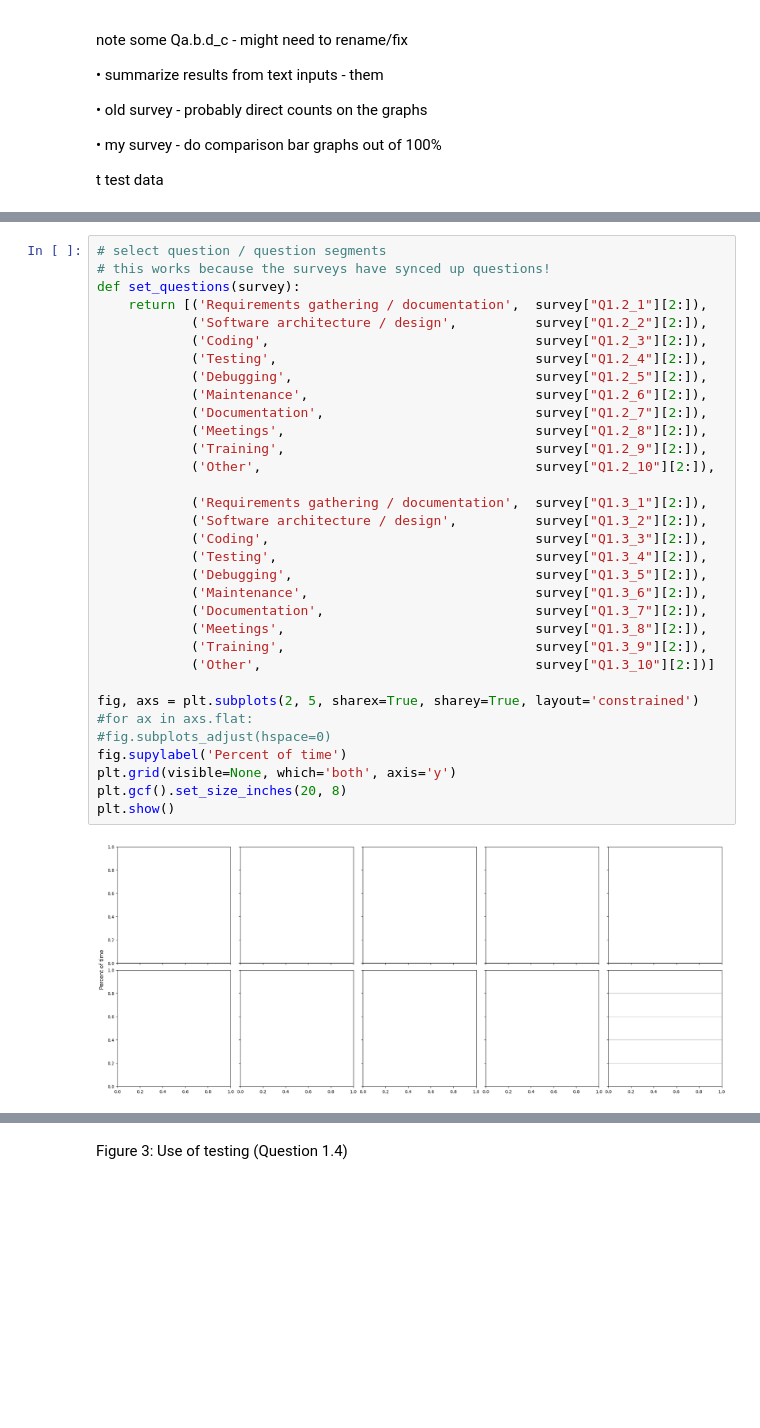
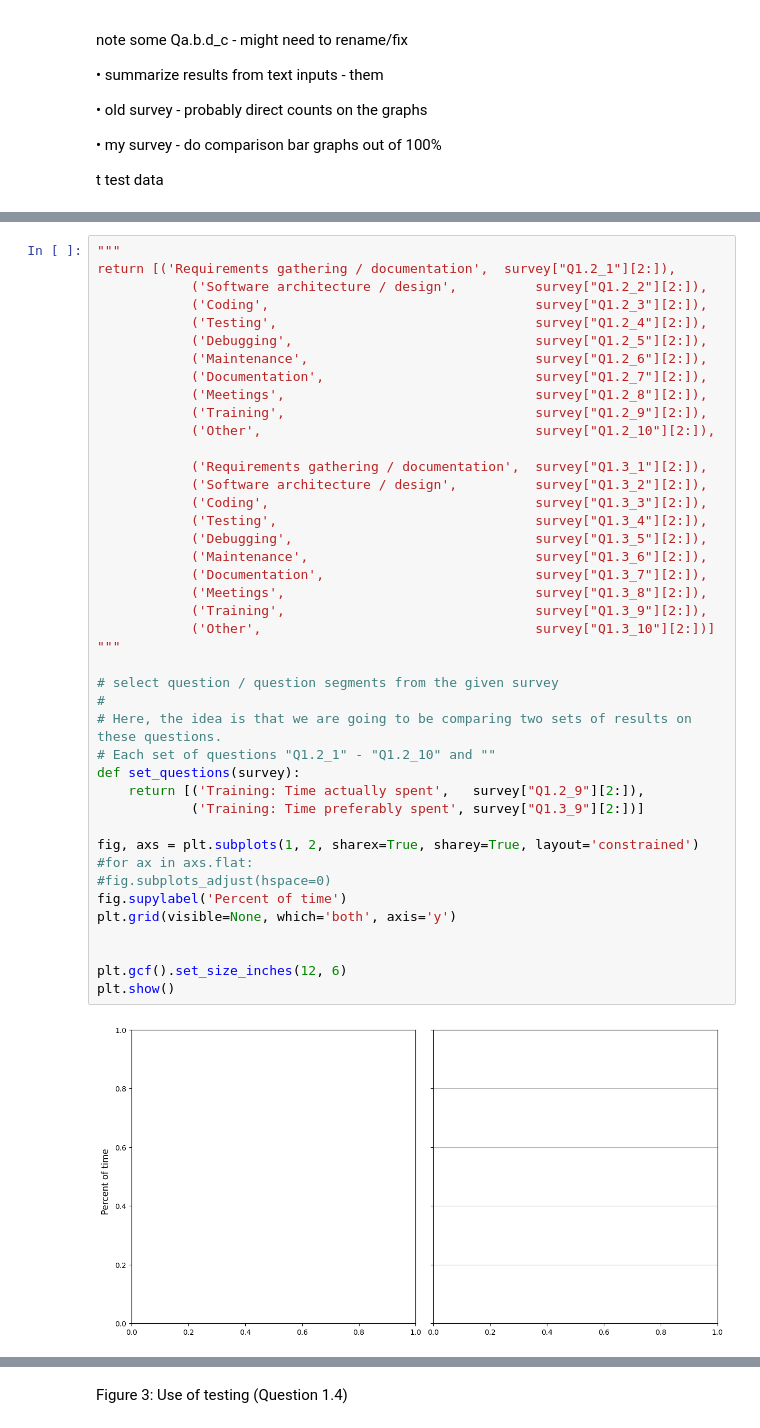
Before and after one commit to Not-Abram/Survey-for-Improving-Research-Software-Engineering-in-Mathematics, a Jupyter notebook: notebooks/testing.ipynb, the cells around one changed output, grey strips where cells are left out. Drawn from its saved outputs; the diff is of its cells as text; blank space fills up the shorter version.

```diff
--- a/notebooks/testing.ipynb
+++ b/notebooks/testing.ipynb
@@ -344,35 +180,44 @@ ValueError: List of boxplot statistics and `positions` values must have same the
 # %%
-# select question / question segments
-# this works because the surveys have synced up questions!
-def set_questions(survey):
-    return [('Requirements gathering / documentation',  survey["Q1.2_1"][2:]),
+"""
+return [('Requirements gathering / documentation',  survey["Q1.2_1"][2:]),
             ('Software architecture / design',          survey["Q1.2_2"][2:]),
             ('Coding',                                  survey["Q1.2_3"][2:]),
             ('Testing',                                 survey["Q1.2_4"][2:]),
             ('Debugging',                               survey["Q1.2_5"][2:]),
             ('Maintenance',                             survey["Q1.2_6"][2:]),
             ('Documentation',                           survey["Q1.2_7"][2:]),
             ('Meetings',                                survey["Q1.2_8"][2:]),
             ('Training',                                survey["Q1.2_9"][2:]),
             ('Other',                                   survey["Q1.2_10"][2:]),
 
             ('Requirements gathering / documentation',  survey["Q1.3_1"][2:]),
             ('Software architecture / design',          survey["Q1.3_2"][2:]),
             ('Coding',                                  survey["Q1.3_3"][2:]),
             ('Testing',                                 survey["Q1.3_4"][2:]),
             ('Debugging',                               survey["Q1.3_5"][2:]),
             ('Maintenance',                             survey["Q1.3_6"][2:]),
             ('Documentation',                           survey["Q1.3_7"][2:]),
             ('Meetings',                                survey["Q1.3_8"][2:]),
             ('Training',                                survey["Q1.3_9"][2:]),
             ('Other',                                   survey["Q1.3_10"][2:])]
+"""
 
-fig, axs = plt.subplots(2, 5, sharex=True, sharey=True, layout='constrained')
+# select question / question segments from the given survey
+#
+# Here, the idea is that we are going to be comparing two sets of results on these questions.
+# Each set of questions "Q1.2_1" - "Q1.2_10" and ""
+def set_questions(survey):
+    return [('Training: Time actually spent',   survey["Q1.2_9"][2:]),
+            ('Training: Time preferably spent', survey["Q1.3_9"][2:])]
+
+fig, axs = plt.subplots(1, 2, sharex=True, sharey=True, layout='constrained')
 #for ax in axs.flat:
 #fig.subplots_adjust(hspace=0)
 fig.supylabel('Percent of time')
 plt.grid(visible=None, which='both', axis='y')
-plt.gcf().set_size_inches(20, 8)
+
+
+plt.gcf().set_size_inches(12, 6)
 plt.show()
 # %% [output]
-[figure, old version]
+[figure, new version]
```
Also changed, not shown: parts of 19 cells of this notebook, 1 other file.
